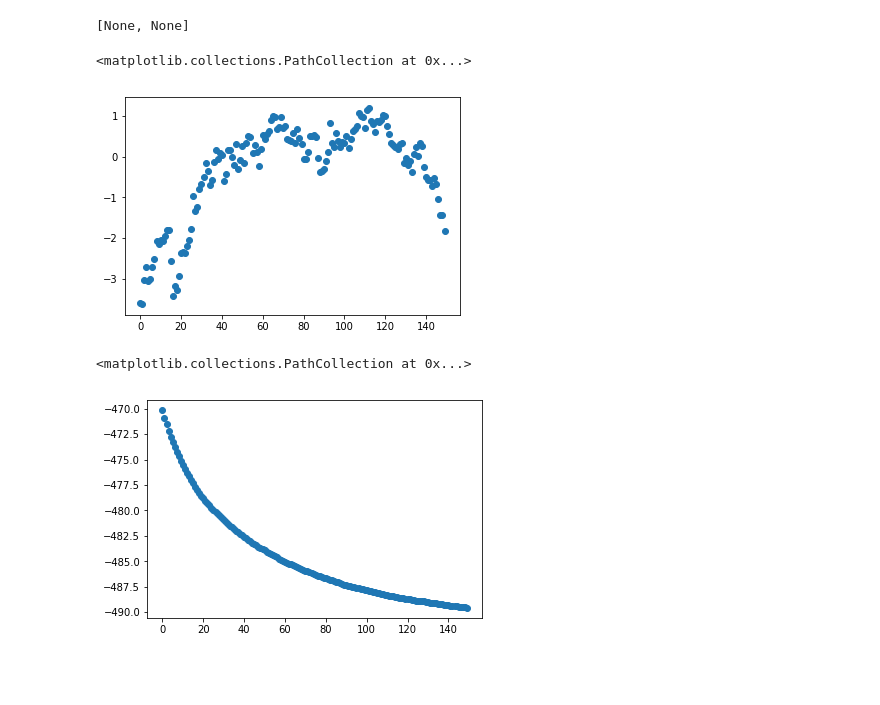
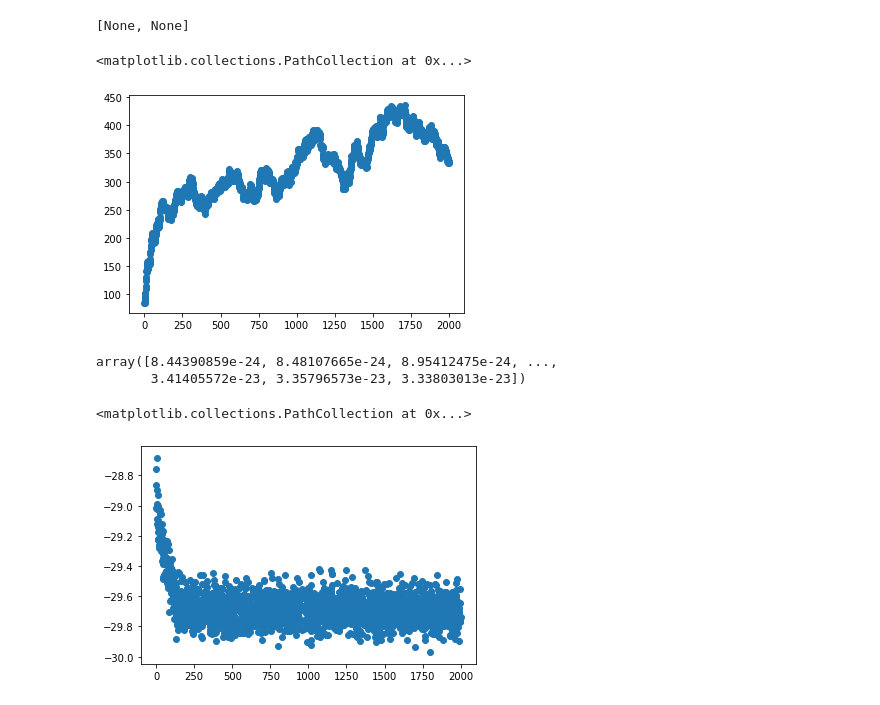
Before and after one commit to Telezombievlad/Ising-Model, a Jupyter notebook: Experiments.ipynb, the cells around one changed output. Drawn from its saved outputs; the diff is of its cells as text; code cells hidden in the pictures; blank space fills up the shorter version.

```diff
--- a/Experiments.ipynb
+++ b/Experiments.ipynb
@@ -169,14 +205,19 @@ pool.starmap(run_curie, [["1000", "4", 0], ["1100", "5", 0]])
 # %% [output]
 [None, None]
 # %%
-results = np.load('temp_folders/results/TEST_GA_5.0_0.0_0.npy')
+results = np.load('temp_folders/results/TEST_GA_5_0_0.npy')
 # %%
 plt.scatter(np.arange(results[:, 0].shape[0]), results[:, 0]*1e25)
 # %% [output]
 <matplotlib.collections.PathCollection at 0x...>
-[figure, old version]
+[figure, new version]
+# %%
+results[:, 0]
+# %% [output]
+array([8.44390859e-24, 8.48107665e-24, 8.95412475e-24, ...,
+       3.41405572e-23, 3.35796573e-23, 3.33803013e-23])
 # %%
-plt.scatter(np.arange(results[:, 0].shape[0]), results[:, 1])
+plt.scatter(np.arange(results[:, 0].shape[0]), results[:, 1]*1e19)
 # %% [output]
 <matplotlib.collections.PathCollection at 0x...>
-[figure, old version]
+[figure, new version]
```
Also changed, not shown: parts of 10 cells of this notebook, 5 other files.
